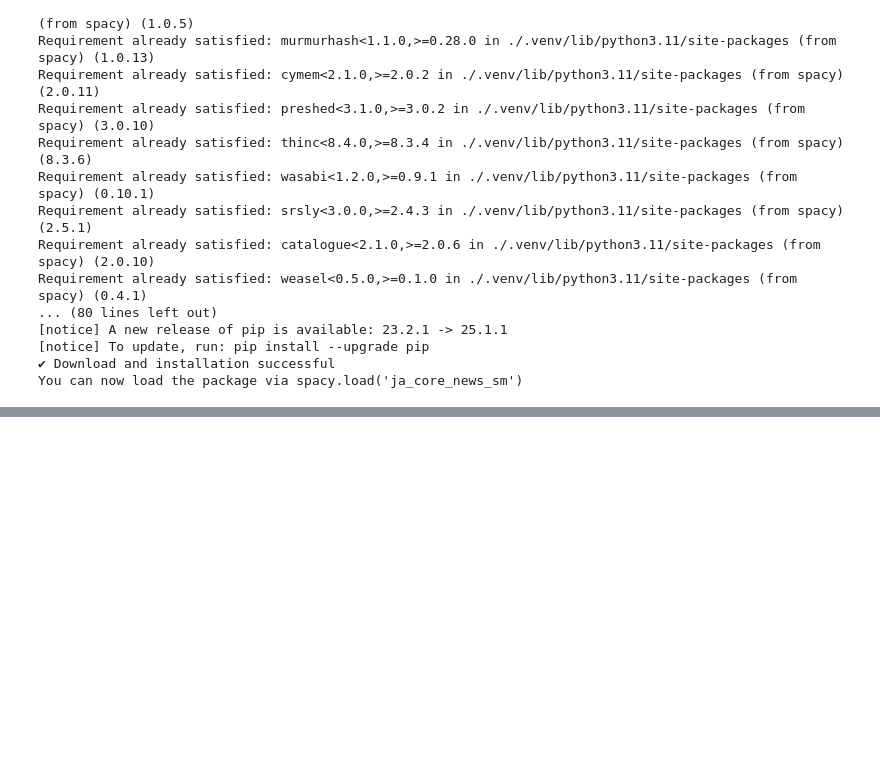
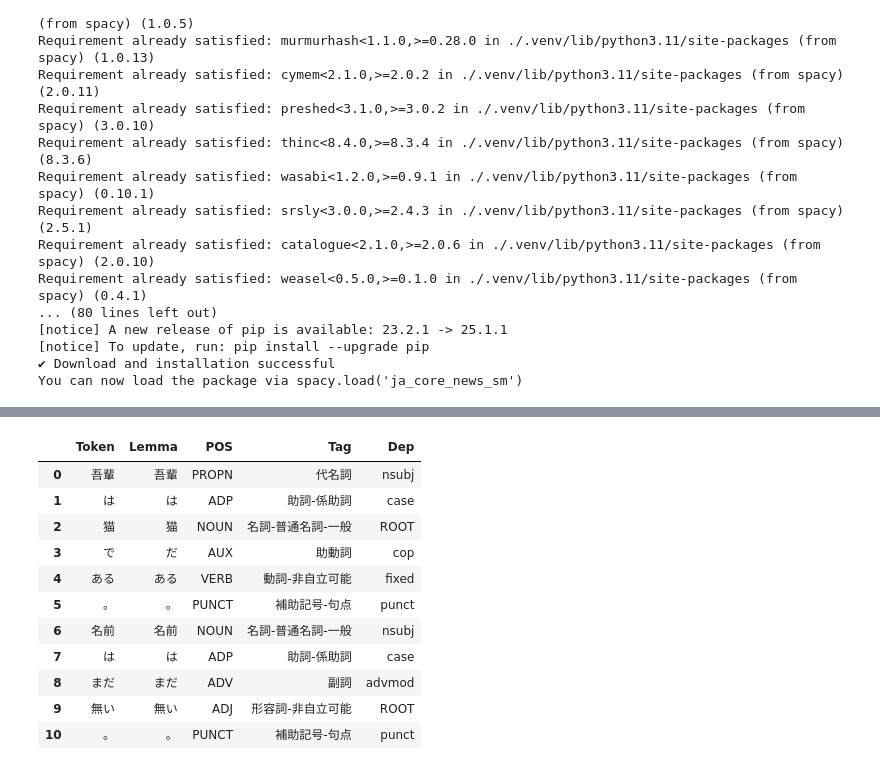
Before and after one commit to takeshi-teshima/lecture-supplement-material, a Jupyter notebook: Introduction-to-AI/02_05_natural_language_processing_base_tasks.ipynb, the cells around one changed output, grey strips where cells are left out. Drawn from its saved outputs; the diff is of its cells as text; code cells hidden in the pictures; blank space fills up the shorter version.

```diff
--- a/Introduction-to-AI/02_05_natural_language_processing_base_tasks.ipynb
+++ b/Introduction-to-AI/02_05_natural_language_processing_base_tasks.ipynb
@@ -162,3 +179,72 @@ display(Markdown(wide_md))
 | POS   | NUM    | NOUN   | NUM    | NOUN   | PUNCT | PROPN    | ADP | NOUN  | NOUN  | NOUN  | NOUN  | ADP   | NOUN  | ADP   | VERB  | AUX   | PUNCT |
 | NER   | B-DATE | I-DATE | I-DATE | I-DATE | O     | B-PERSON | O   | B-FAC | I-FAC | I-FAC | I-FAC | O     | O     | O     | O     | O     | O     |
 | Span  | 0-1    | 1-2    | 2-4    | 4-5    | 5-6   | 6-8      | 8-9 | 9-11  | 11-13 | 13-15 | 15-16 | 16-17 | 17-19 | 19-20 | 20-22 | 22-23 | 23-24 |
+# %%
+text = "吾輩は猫である。名前はまだ無い。"
+doc = nlp(text)
+
+# -----------------------------------------
+# 4. 品詞タグ付け (POS tagging) ― 縦長テーブル
+# -----------------------------------------
+pos_df = pd.DataFrame({
+    "Token": [tok.text for tok in doc],
+    "Lemma": [tok.lemma_ for tok in doc],
+    "POS":   [tok.pos_   for tok in doc],
+    "Tag":   [tok.tag_   for tok in doc],
+    "Dep":   [tok.dep_   for tok in doc],
+})
+
+display(Markdown("### 品詞タグ付け結果（縦長）"))
+display(
+    pos_df.style.set_properties(
+        **{
+            "background-color": "#E0FFFF",  # light_light_blue
+            "border-color":     "#D3D3D3",  # light_gray
+        }
+    )
+)
+
+# -----------------------------------------
+# 5. 固有表現認識 (NER) ― エンティティ単位
+# -----------------------------------------
+ner_df = pd.DataFrame({
+    "Entity": [ent.text for ent in doc.ents],
+    "Label":  [ent.label_ for ent in doc.ents],
+    "Start":  [ent.start_char for ent in doc.ents],
+    "End":    [ent.end_char   for ent in doc.ents],
+})
+
+display(Markdown("### 固有表現認識結果（エンティティ単位）"))
+display(ner_df if not ner_df.empty else Markdown("*No named entities detected.*"))
+
+# -----------------------------------------
+# 6. 系列ラベリング中間表（Token / POS / NER の縦長）
+# -----------------------------------------
+seq_df = pd.DataFrame({
+    "Token": [tok.text for tok in doc],
+    "POS":   [tok.pos_  for tok in doc],
+    "NER":   [
+        f"{tok.ent_iob_}-{tok.ent_type_}" if tok.ent_type_ else "O"
+        for tok in doc
+    ],
+    # スパンを "start-end" で表現
+    "Span": [f"{tok.idx}-{tok.idx+len(tok)}" for tok in doc],
+})
+
+# -----------------------------------------
+# 7. 横長テーブル（Token が列、行に POS・NER・Span）
+#    * スライドに貼り付けやすい形
+# -----------------------------------------
+wide_df = pd.DataFrame(
+    [seq_df["Token"].to_list(),
+     seq_df["POS"].to_list(),
+     seq_df["NER"].to_list(),
+     seq_df["Span"].to_list()],
+    index=["Token", "POS", "NER", "Span"]
+)
+
+wide_md = wide_df.to_markdown()
+
+display(Markdown("### 系列ラベリング結果（横長: 列がトークン、行が属性＋スパン）"))
+display(Markdown(wide_md))
+# %% [output]
@@ -164,0 +252,12 @@ display(Markdown(wide_md))
+|  | Token | Lemma | POS | Tag | Dep |
+| 0 | 吾輩 | 吾輩 | PROPN | 代名詞 | nsubj |
+| 1 | は | は | ADP | 助詞-係助詞 | case |
+| 2 | 猫 | 猫 | NOUN | 名詞-普通名詞-一般 | ROOT |
+| 3 | で | だ | AUX | 助動詞 | cop |
+| 4 | ある | ある | VERB | 動詞-非自立可能 | fixed |
+| 5 | 。 | 。 | PUNCT | 補助記号-句点 | punct |
+| 6 | 名前 | 名前 | NOUN | 名詞-普通名詞-一般 | nsubj |
+| 7 | は | は | ADP | 助詞-係助詞 | case |
+| 8 | まだ | まだ | ADV | 副詞 | advmod |
+| 9 | 無い | 無い | ADJ | 形容詞-非自立可能 | ROOT |
+| 10 | 。 | 。 | PUNCT | 補助記号-句点 | punct |
```
Also changed, not shown: parts of 2 cells of this notebook, 2 other files.
